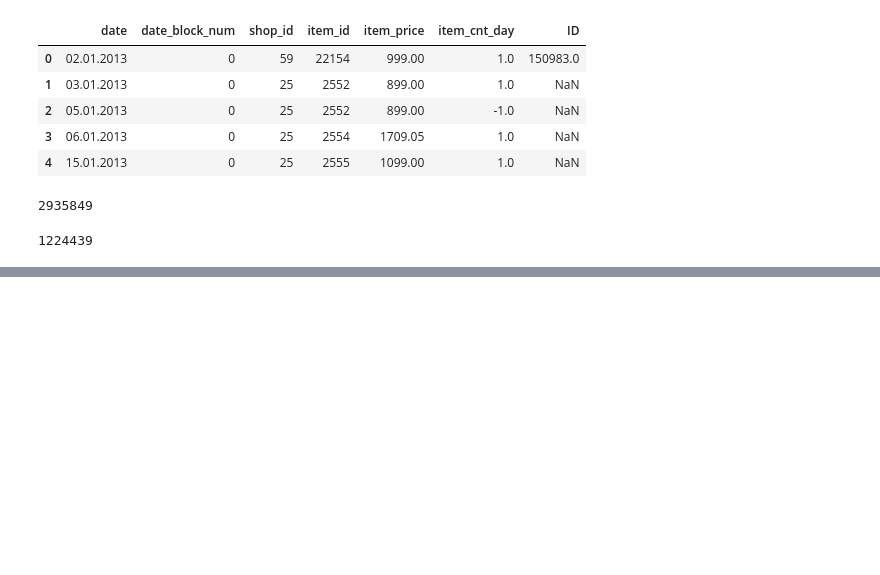
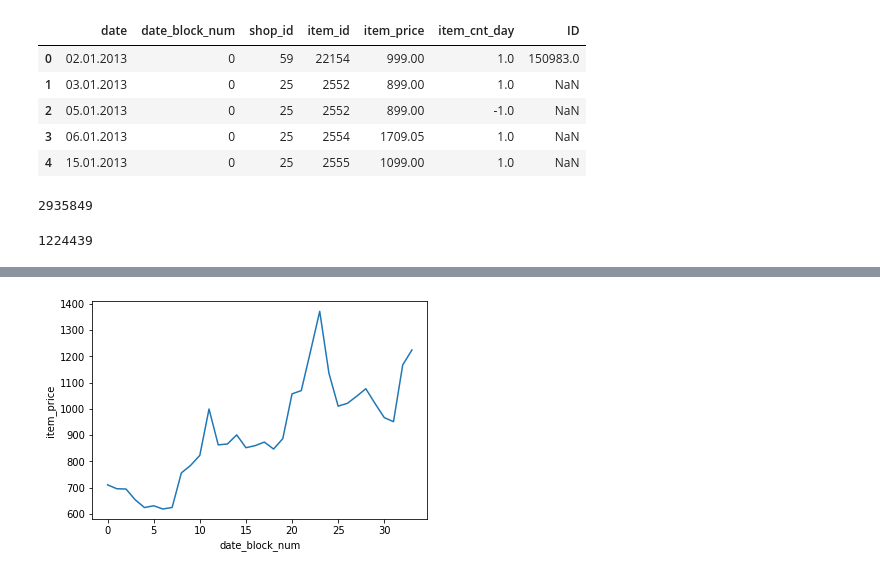
Before and after one commit to lyndonhe666/Kaggle_predict_future_sales, a Jupyter notebook: data_processing.ipynb, the cells around one changed output, grey strips where cells are left out. Saved outputs shown, nothing was run; the diff lists cells and outputs as text; code cells hidden in the pictures; blank space fills up the shorter version.

```diff
--- a/data_processing.ipynb
+++ b/data_processing.ipynb
@@ -156,0 +315,3 @@ len(sales_w_ID)
+# %%
+res1 = sales_train.groupby('date_block_num').agg({'item_price':'mean'}).reset_index()
+res1.head()
@@ -156,0 +325,5 @@ len(sales_w_ID)
+# %%
+# price change according to time
+sns.lineplot(x='date_block_num',y='item_price', data=res1);
+# %% [output]
+[figure, added]
```
Also changed, not shown: parts of 23 cells of this notebook.
